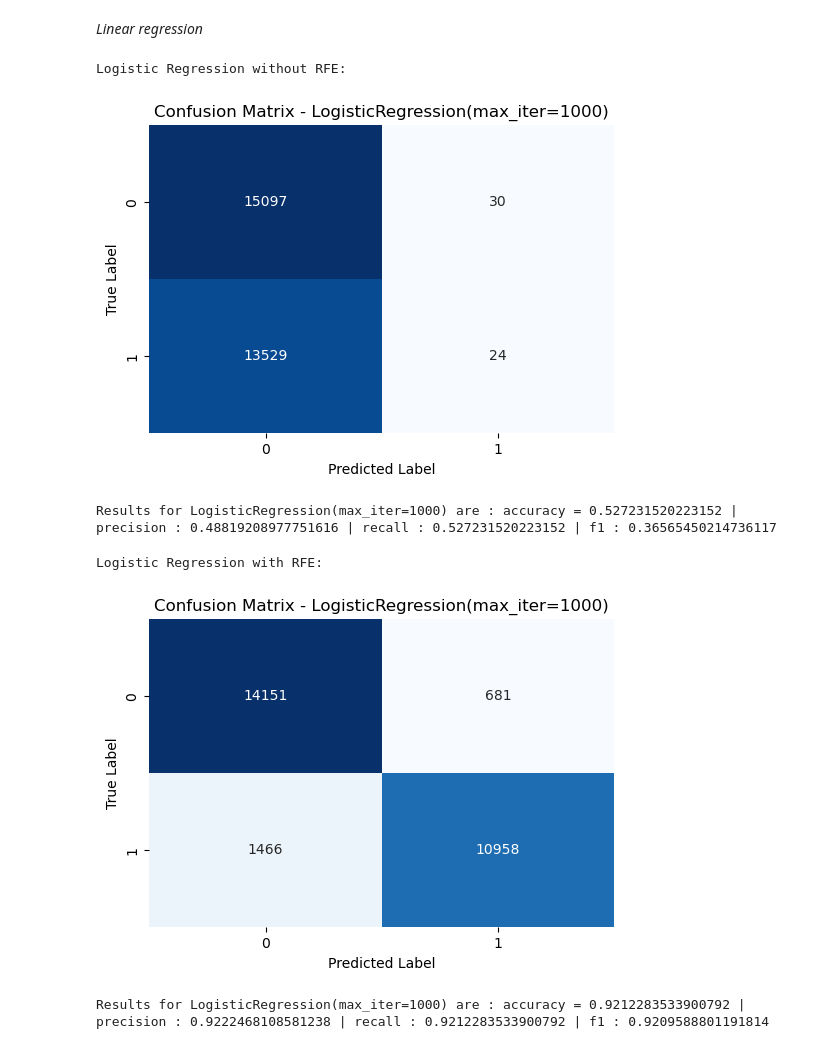
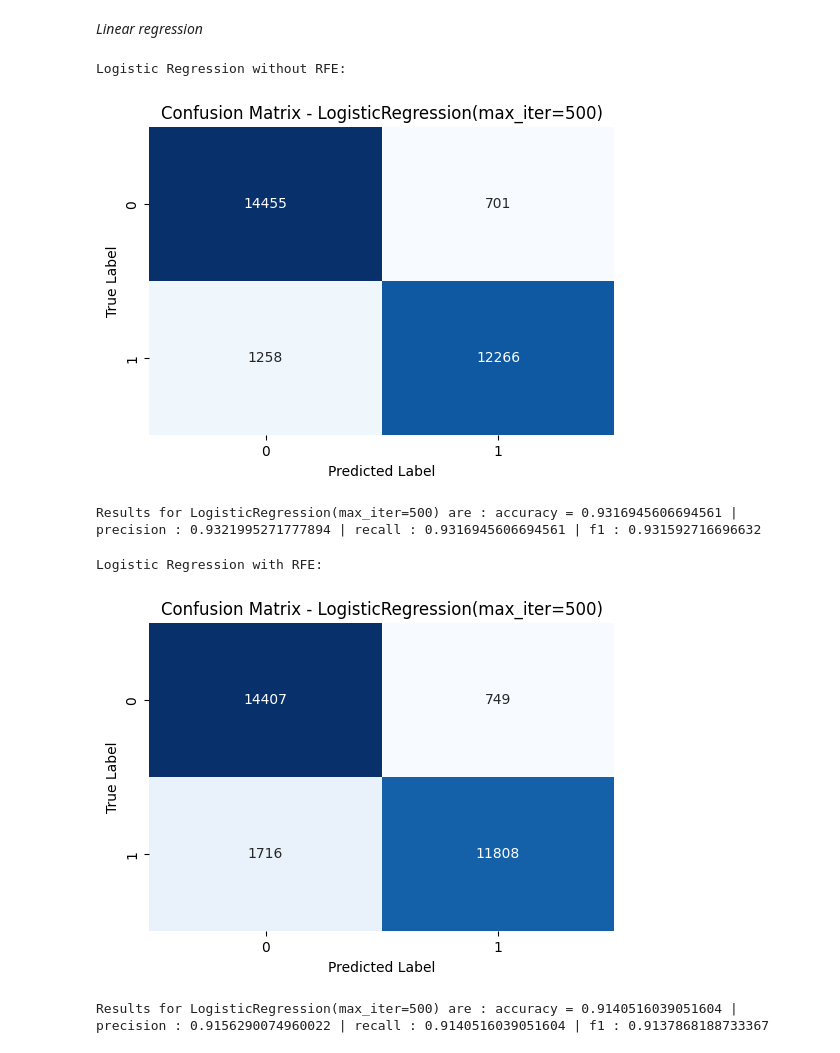
Before and after one commit to ThomasTyg15/Projet_ML-IDS, a Jupyter notebook: NoteBook_ML-IDS.ipynb, the cells around one changed output. Drawn from its saved outputs; the diff is of its cells as text; code cells hidden in the pictures.

```diff
--- a/NoteBook_ML-IDS.ipynb
+++ b/NoteBook_ML-IDS.ipynb
@@ -230,7 +252,7 @@ selected_features = X.columns[rfe.support_]
 print("Selected features:", selected_features)
 
 X_RFE = X[selected_features]
-X_train_RFE, X_test_RFE, y_train, y_test = train_test_split(X_RFE, y, test_size=0.2, random_state=42)
+X_train_RFE, X_test_RFE, y_train_RFE, y_test_RFE = train_test_split(X_RFE, y, test_size=0.2, random_state=42, stratify=y)
 
 # Optional: Display ranking of all features
 print("Feature ranking:", rfe.ranking_)
@@ -302,17 +324,18 @@ _Linear regression_
 # %%
 # 1.A Logistic Regression
 print("Logistic Regression without RFE:")
-log_reg = LogisticRegression(max_iter=1000)
+log_reg = LogisticRegression(max_iter=500)
 print(evaluate_model(log_reg, X_train, X_test, y_train, y_test)[4])
 # %% [output]
 Logistic Regression without RFE:
-[figure, old version]
+[figure, new version]
-Results for LogisticRegression(max_iter=1000) are : accuracy = 0.527231520223152 | precision : 0.48819208977751616 | recall : 0.527231520223152 | f1 : 0.36565450214736117
+Results for LogisticRegression(max_iter=500) are : accuracy = 0.9316945606694561 | precision : 0.9321995271777894 | recall : 0.9316945606694561 | f1 : 0.931592716696632
 # %%
 # 1.B Logistic Regression with RFE
+log_reg_RFE = LogisticRegression(max_iter=500)
 print("Logistic Regression with RFE:")
-print(evaluate_model(log_reg, X_train_RFE, X_test_RFE, y_train, y_test)[4])
+print(evaluate_model(log_reg_RFE, X_train_RFE, X_test_RFE, y_train_RFE, y_test_RFE)[4])
 # %% [output]
 Logistic Regression with RFE:
-[figure, old version]
+[figure, new version]
-Results for LogisticRegression(max_iter=1000) are : accuracy = 0.9212283533900792 | precision : 0.9222468108581238 | recall : 0.9212283533900792 | f1 : 0.9209588801191814
+Results for LogisticRegression(max_iter=500) are : accuracy = 0.9140516039051604 | precision : 0.9156290074960022 | recall : 0.9140516039051604 | f1 : 0.9137868188733367
```
Also changed, not shown: parts of 17 cells of this notebook, 1 other file.
